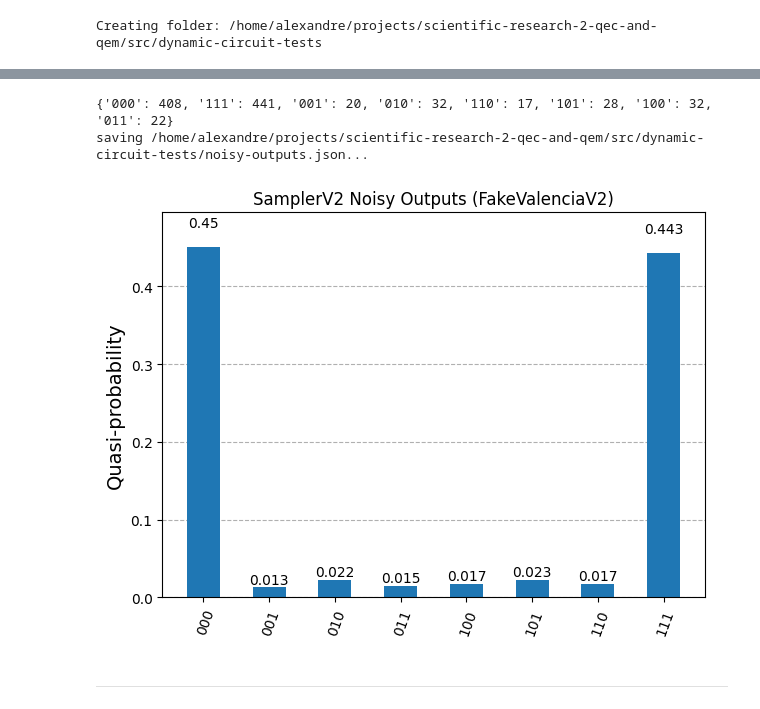
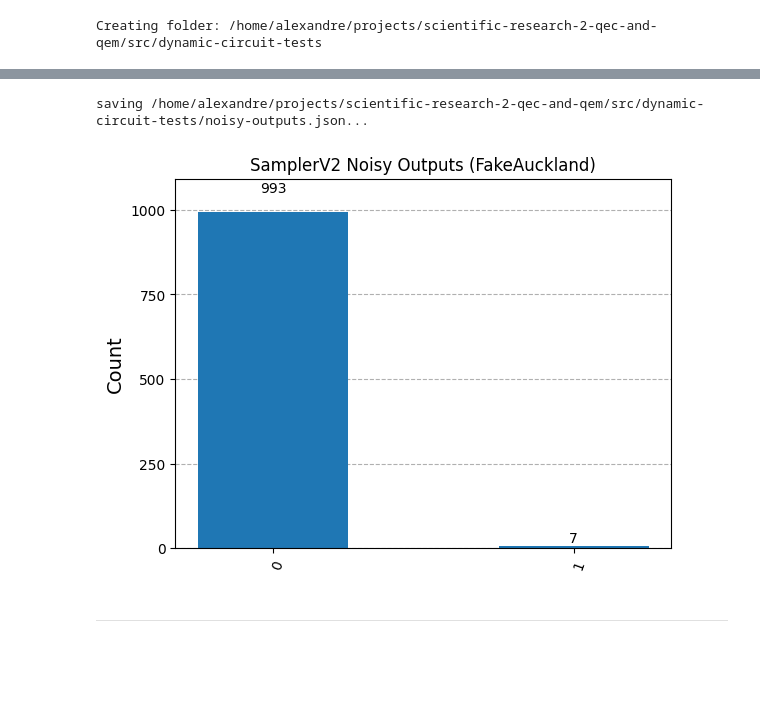
Before and after one commit to Dpbm/scientific-research-2-qec-and-qem, a Jupyter notebook: src/dynamic-circuits.ipynb, the cells around one changed output, grey strips where cells are left out. Drawn from its saved outputs; the diff is of its cells as text; code cells hidden in the pictures; blank space fills up the shorter version.

```diff
--- a/src/dynamic-circuits.ipynb
+++ b/src/dynamic-circuits.ipynb
@@ -24,5 +20,6 @@ generate_output_dir(OUTPUT_PATH)
 # %% [output]
 Creating folder: /home/alexandre/projects/scientific-research-2-qec-and-qem/src/dynamic-circuit-tests
 # %%
-fake_backend = FakeValenciaV2()
+fake_backend = FakeAuckland()
 backend = AerSimulator.from_backend(fake_backend)
+sampler = SamplerV2(backend=backend)
@@ -33,9 +26,9 @@ pm = generate_preset_pass_manager(optimization_level=3, backend=backend)
+# %%
+N_QUBITS = 1
+SHOTS = 1000
 # %%
-qc = QuantumCircuit(3)
-qc.h(0)
-qc.cx(0,1)
-qc.cx(0,2)
-qc.measure_all()
-display(qc.draw('mpl', filename=generate_full_file_path(OUTPUT_PATH, "GHZ-circuit.png")))
-print(f"Default Circuit DEPTH: {qc.depth()}")
+qc_1 = QuantumCircuit(N_QUBITS)
+qc_1.measure_all()
+display(qc_1.draw('mpl', filename=generate_full_file_path(OUTPUT_PATH, "empty-circuit.png")))
+print(f"Default Circuit DEPTH: {qc_1.depth()}")
 # %% [output]
@@ -53,11 +37,7 @@ SHOTS = 1000
 # %%
-isa_circuit_cp = isa_circuit.copy()
-isa_circuit_cp.measure_all()
-results = sampler.run([isa_circuit_cp], shots=SHOTS).result()[0]
+results = sampler.run([qc_1], shots=SHOTS).result()[0]
 # %%
 counts = results.data.meas.get_counts()
-print(counts)
 export_data_json(counts, generate_full_file_path(OUTPUT_PATH, "noisy-outputs.json"))
 # %% [output]
-{'000': 408, '111': 441, '001': 20, '010': 32, '110': 17, '101': 28, '100': 32, '011': 22}
 saving /home/alexandre/projects/scientific-research-2-qec-and-qem/src/dynamic-circuit-tests/noisy-outputs.json...
@@ -66,9 +44,9 @@ quasi = ProbDistribution(counts).binary_probabilities(num_bits=N_QUBITS)
 # %%
-fig = plot_distribution(quasi, title="SamplerV2 Noisy Outputs (FakeValenciaV2)")
+fig = plot_histogram(counts, title="SamplerV2 Noisy Outputs (FakeAuckland)")
 fig.savefig(generate_full_file_path(OUTPUT_PATH, "sampler-noisy-ouputs.png"))
 display(fig)
 # %% [output]
-[figure, old version]
+[figure, new version]
 # %% [markdown]
 ---
 # %%
```
Also changed, not shown: parts of 19 cells of this notebook, 5 other files.
